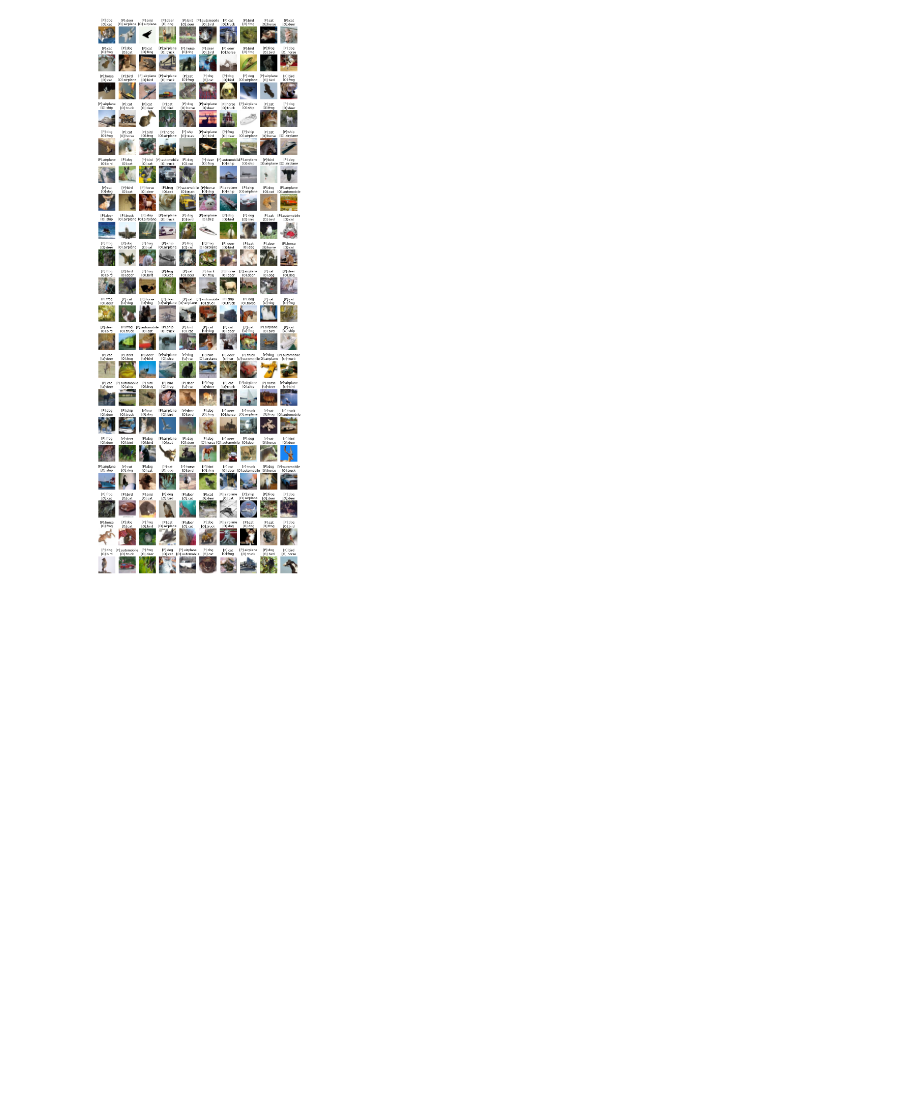
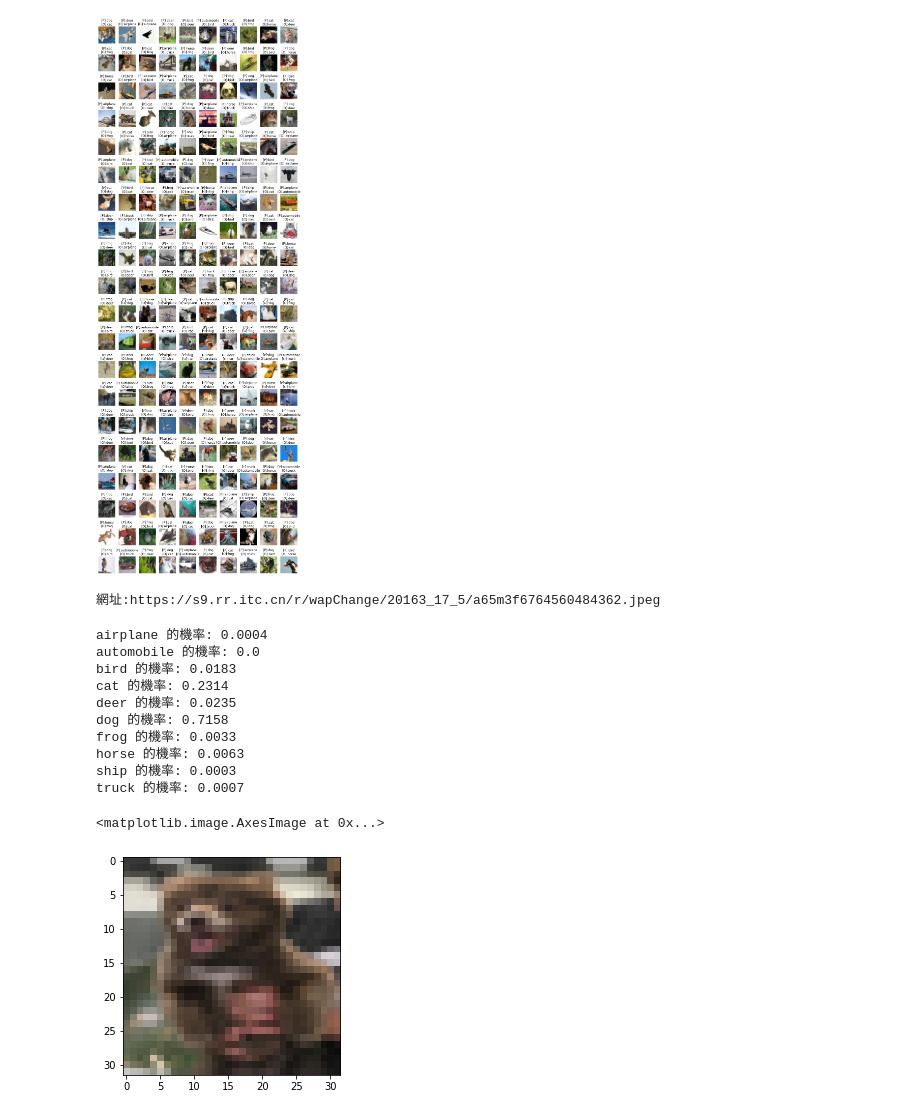
Before and after one commit to ZJCHEN0109/AIMarchinLearn, a Jupyter notebook: cnn.ipynb, the cells around one changed output. Drawn from its saved outputs; the diff is of its cells as text; code cells hidden in the pictures; blank space fills up the shorter version.

```diff
--- a/cnn.ipynb
+++ b/cnn.ipynb
@@ -198,3 +198,30 @@ for i in range(len(idx)):
     plt.imshow(pre_false_img[i])
 # %% [output]
 [figure]
+# %%
+# PIL: pillow
+import requests
+from PIL import Image
+url = input("網址:")
+response = requests.get(url, stream=True, verify=False)
+img = Image.open(response.raw).resize((32, 32)).convert("RGB")
+# 當初怎麼進去, 現在就要怎麼進去, 所以 (32, 32, 3) 和 (1, 32, 32, 3) 是不一樣的
+img_np = np.array(img).reshape(1, 32, 32, 3) / 255.0
+prob = model.predict(img_np)[0]
+for t, p in zip(trans, prob):
+    print(t, "的機率:", round(p, 4))
+plt.imshow(img)
+# %% [output]
+網址:https://s9.rr.itc.cn/r/wapChange/20163_17_5/a65m3f6764560484362.jpeg
+airplane 的機率: 0.0004
+automobile 的機率: 0.0
+bird 的機率: 0.0183
+cat 的機率: 0.2314
+deer 的機率: 0.0235
+dog 的機率: 0.7158
+frog 的機率: 0.0033
+horse 的機率: 0.0063
+ship 的機率: 0.0003
+truck 的機率: 0.0007
+<matplotlib.image.AxesImage at 0x...>
+[figure, added]
```
